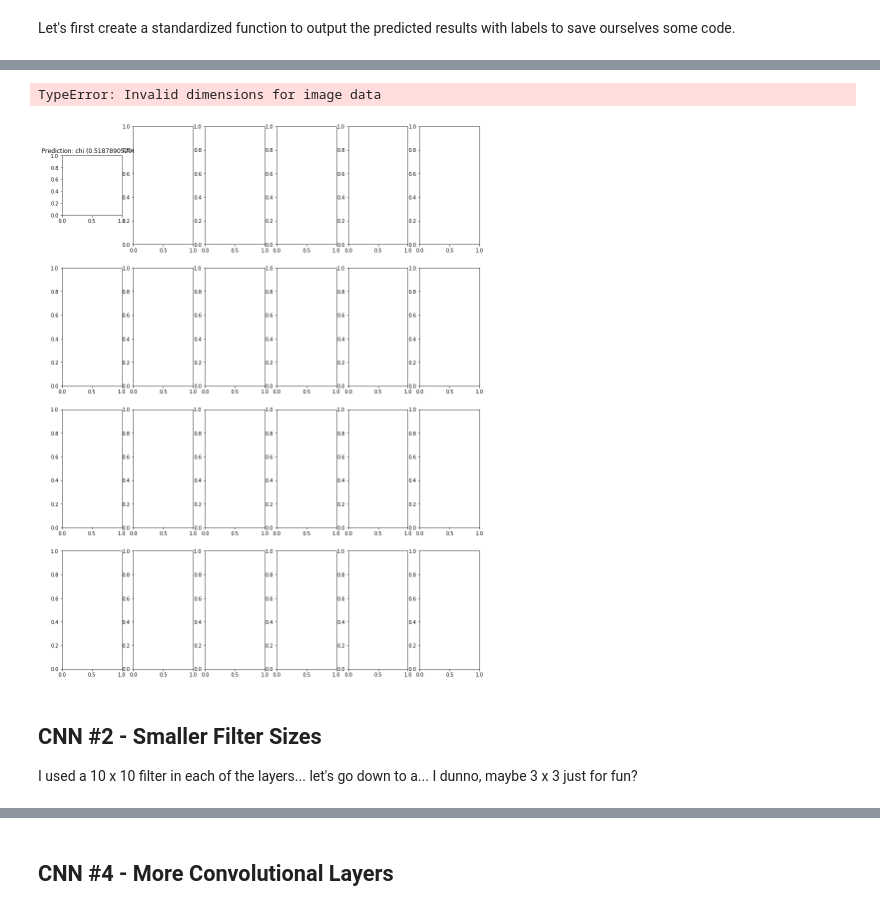
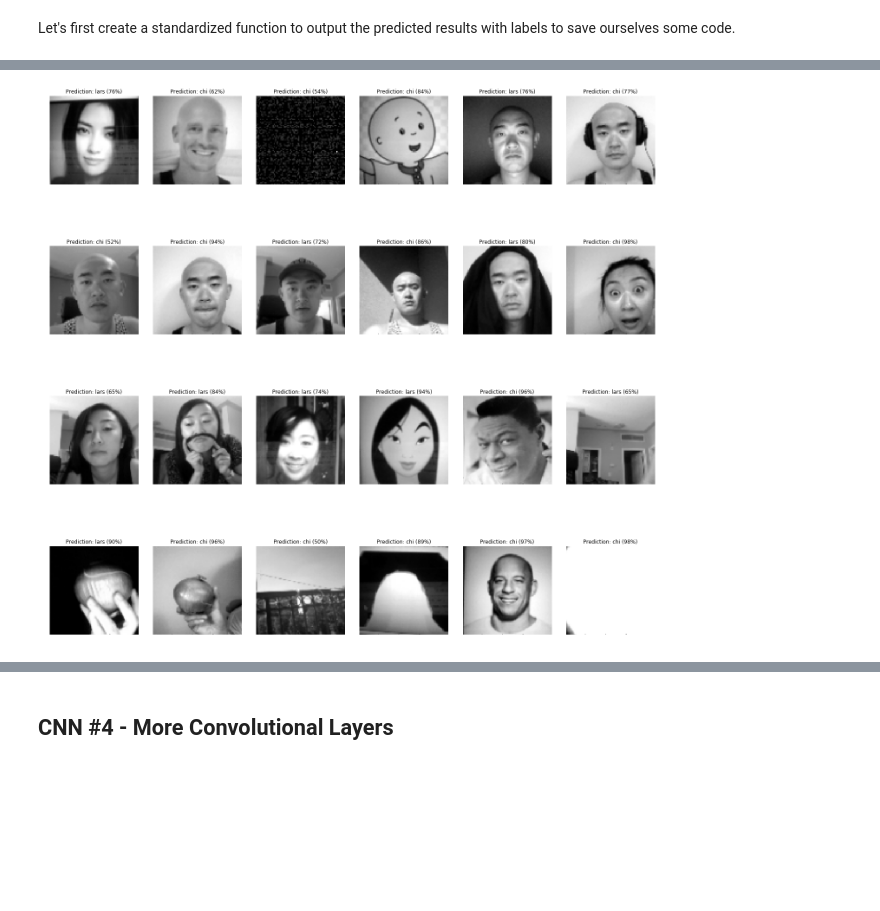
Before and after one commit to strikingmoose/chi_lars_face_detection, a Jupyter notebook: notebook/17 - Testing CNN With Different Test Set.ipynb, the cells around one changed output, grey strips where cells are left out. Saved outputs shown, nothing was run; the diff lists cells and outputs as text; code cells hidden in the pictures; blank space fills up the shorter version.

```diff
--- a/notebook/17 - Testing CNN With Different Test Set.ipynb
+++ b/notebook/17 - Testing CNN With Different Test Set.ipynb
@@ -169,6 +169,9 @@ MinMaxScaler(copy=True, feature_range=(0, 1))
 ## Reshaping 3D Array To 4D Array
 # %%
 chi_photos_np = chi_photos_np.reshape(-1, width, width, 1)
+
+# Keep a copy of the shaped, but unscaled data so we can view them later on as an image still
+test_photos_np_orig = copy.deepcopy(test_photos_np)
 test_photos_np = test_photos_np.reshape(-1, width, width, 1)
 # %% [markdown]
 ## Putting It All Together
@@ -287,8 +310,10 @@ def prediction_matrix(y, y_pred, y_pred_proba, images_to_plot, n_cols):
     i = 0
     for row in ax:
         for col in row:
-            print(y[i].shape)
-            col.set_title('Prediction: {} ({})'.format(y_pred[i], y_pred_proba[i][0] if y_pred[i] == 'chi' else y_pred_proba[i][1]))
+            col.set_title('Prediction: {} ({})'.format(
+                y_pred[i],
+                "{0:.0f}%".format(y_pred_proba[i][0] * 100) if y_pred[i] == 'chi' else "{0:.0f}%".format(y_pred_proba[i][1] * 100)
+            ))
             col.imshow(y[i], cmap='gray')
             col.set_axis_off()
 
@@ -331,5 +356,5 @@ with tf.Graph().as_default():
     y_alt_pred = np.array(['chi' if y[0] > 0.5 else 'lars' for y in y_alt_pred_proba])
 
     # Show prediction matrix
-    prediction_matrix(test_photos_reshaped, y_alt_pred, y_alt_pred_proba, images_to_plot, n_cols)
+    prediction_matrix(test_photos_np_orig, y_alt_pred, y_alt_pred_proba, images_to_plot, n_cols)
 # %% [output]
@@ -342,5 +366 @@ Training Step: 60  | total loss: 0.13020 | time: 1.154s
-TypeError: Invalid dimensions for image data
-[figure, old version]
+[figure, new version]
-# %% [markdown]
-## CNN \#2 - Smaller Filter Sizes
-I used a 10 x 10 filter in each of the layers... let's go down to a... I dunno, maybe 3 x 3 just for fun?
```
Also changed, not shown: parts of 33 cells of this notebook, 1 other file.
